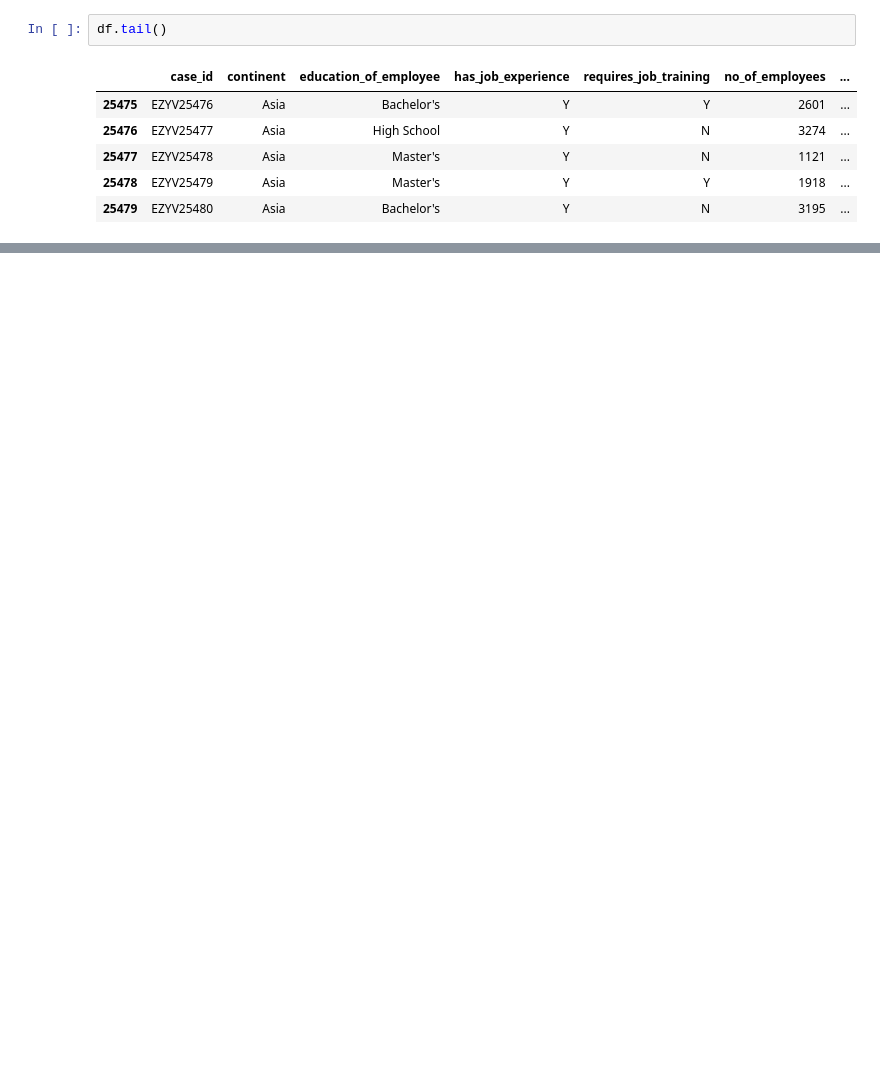
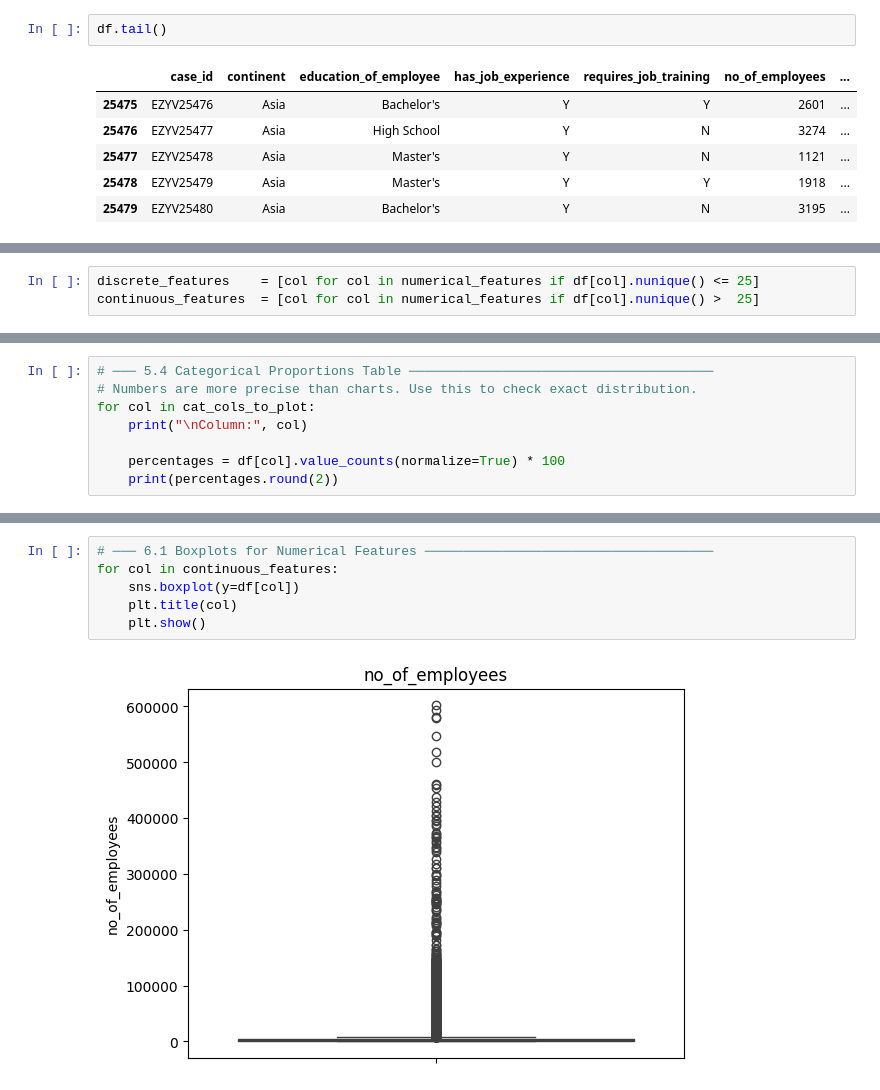
Before and after one commit to mitpatel3008/US-VisaApproval, a Jupyter notebook: notebook/eda.ipynb, the cells around one changed output, grey strips where cells are left out. Drawn from its saved outputs; the diff is of its cells as text; blank space fills up the shorter version.

```diff
--- a/notebook/eda.ipynb
+++ b/notebook/eda.ipynb
@@ -773,0 +246,3 @@ plt.show()
+# %%
+discrete_features    = [col for col in numerical_features if df[col].nunique() <= 25]
+continuous_features  = [col for col in numerical_features if df[col].nunique() >  25]
@@ -773,0 +452,8 @@ plt.show()
+# %%
+# ─── 5.4 Categorical Proportions Table ───────────────────────────────────────
+# Numbers are more precise than charts. Use this to check exact distribution.
+for col in cat_cols_to_plot:
+    print("\nColumn:", col)
+
+    percentages = df[col].value_counts(normalize=True) * 100
+    print(percentages.round(2))
@@ -773,0 +490,8 @@ plt.show()
+# %%
+# ─── 6.1 Boxplots for Numerical Features ─────────────────────────────────────
+for col in continuous_features:
+    sns.boxplot(y=df[col])
+    plt.title(col)
+    plt.show()
+# %% [output]
+[figure, added]
```
Also changed, not shown: parts of 153 cells of this notebook, 3 other files.
